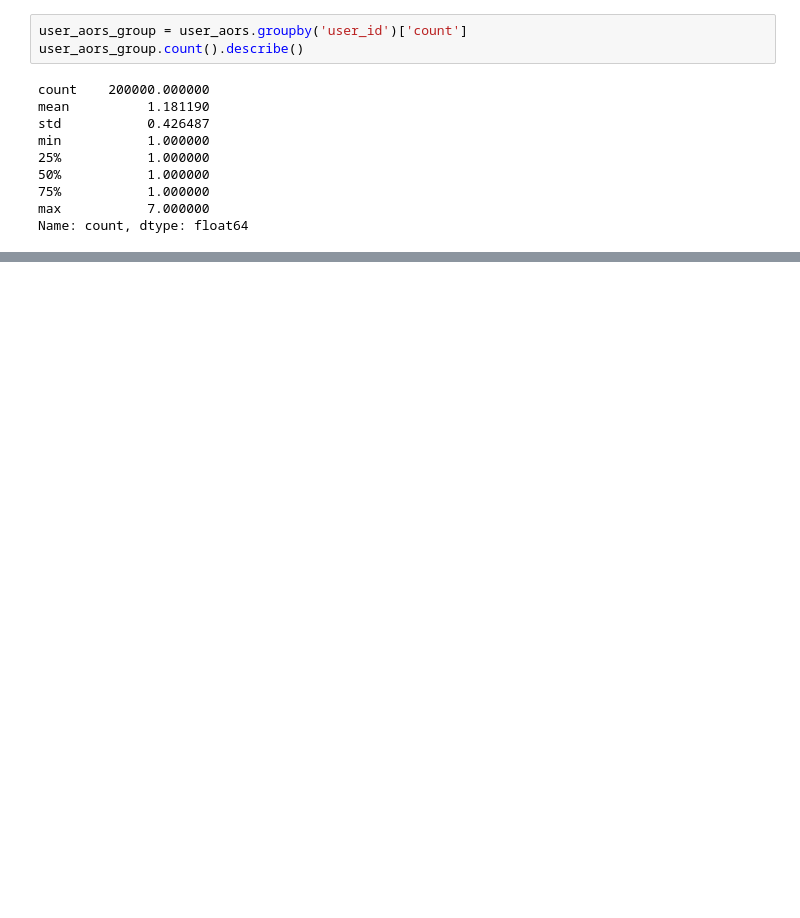
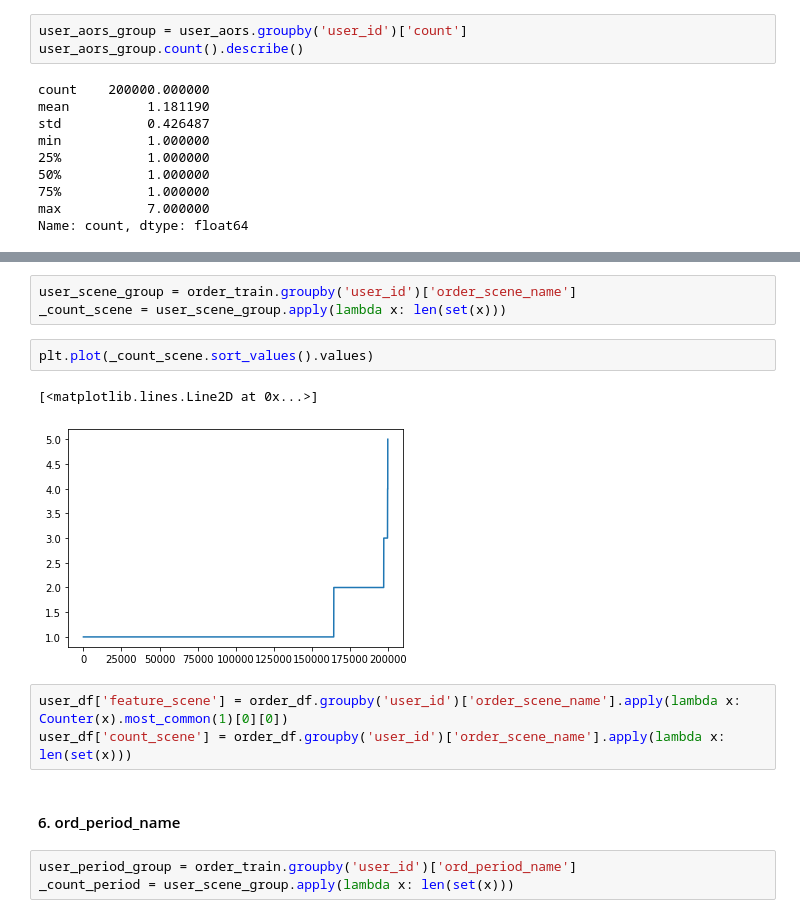
Before and after one commit to Lightblues/MDD-competition, a Jupyter notebook: data_process/1-users.ipynb, the cells around one changed output, grey strips where cells are left out. Cells and saved outputs as stored; diff of their text form; blank space fills up the shorter version.

```diff
--- a/data_process/1-users.ipynb
+++ b/data_process/1-users.ipynb
@@ -582,0 +651,16 @@ dtype: int64
+# %%
+user_scene_group = order_train.groupby('user_id')['order_scene_name']
+_count_scene = user_scene_group.apply(lambda x: len(set(x)))
+# %%
+plt.plot(_count_scene.sort_values().values)
+# %% [output]
+[<matplotlib.lines.Line2D at 0x...>]
+[figure, added]
+# %%
+user_df['feature_scene'] = order_df.groupby('user_id')['order_scene_name'].apply(lambda x: Counter(x).most_common(1)[0][0])
+user_df['count_scene'] = order_df.groupby('user_id')['order_scene_name'].apply(lambda x: len(set(x)))
+# %% [markdown]
+#### 6. ord_period_name
+# %%
+user_period_group = order_train.groupby('user_id')['ord_period_name']
+_count_period = user_scene_group.apply(lambda x: len(set(x)))
```
Also changed, not shown: parts of 39 cells of this notebook.
